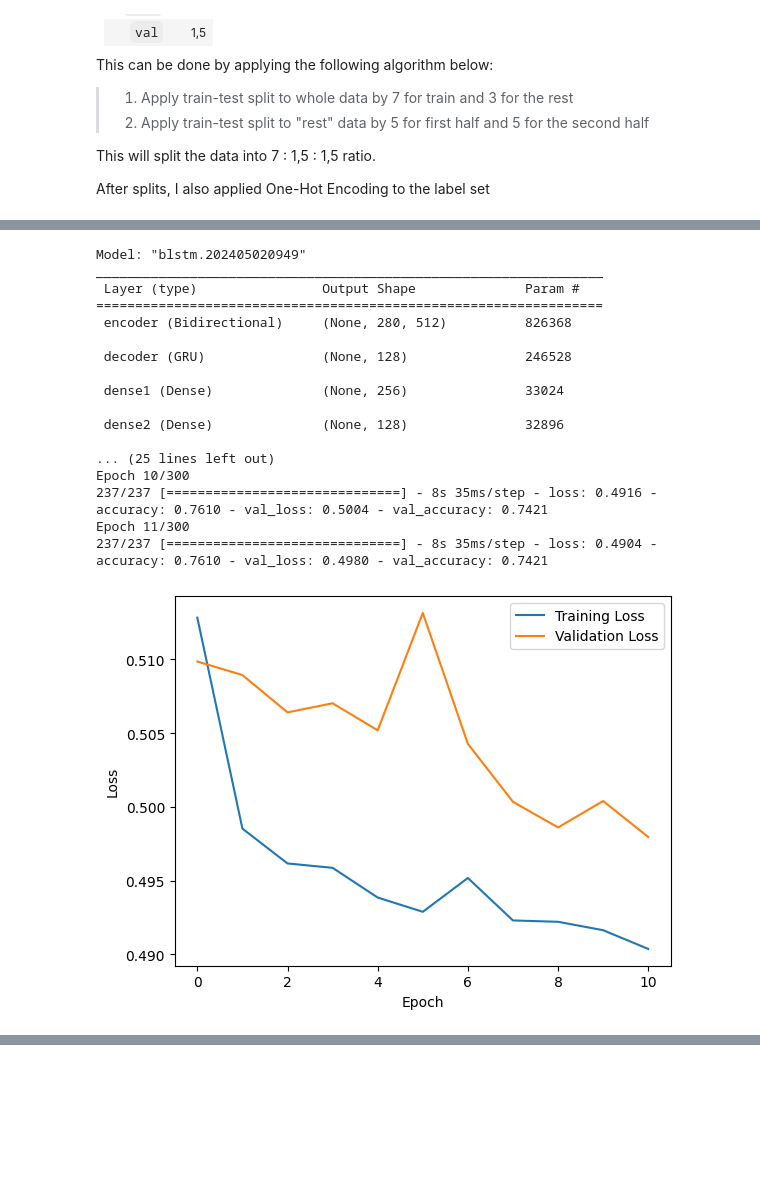
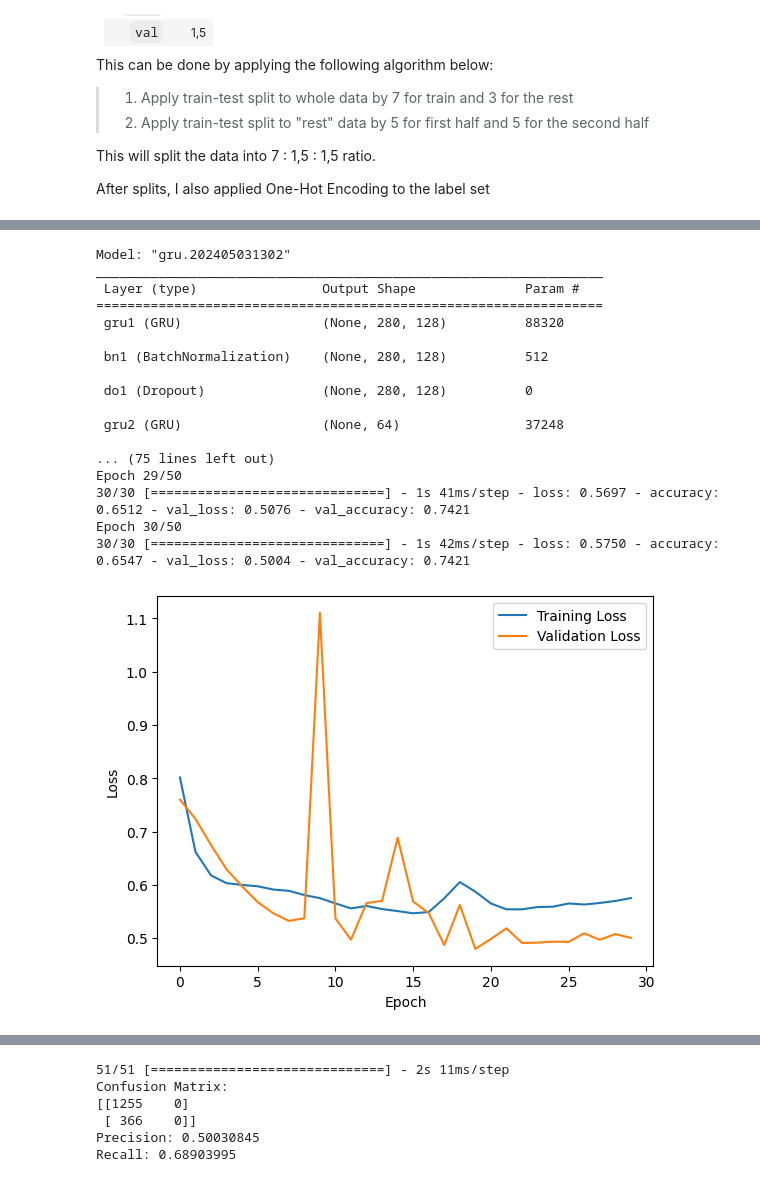
Before and after one commit to yosua-kristianto/dl-nlu-self-assignment, a Jupyter notebook: dnn/gru.ipynb, the cells around one changed output, grey strips where cells are left out. Saved outputs shown, nothing was run; the diff lists cells and outputs as text; code cells hidden in the pictures; blank space fills up the shorter version.

```diff
--- a/dnn/gru.ipynb
+++ b/dnn/gru.ipynb
@@ -265,6 +263,7 @@ After reading fast the dataset, the agreement are as follow:
 Those numbers will be set as configurations below.
 # %%
 # CONFIG
+embedding_dim = 100; # I had enough of getting 3dim 4dim error in LSTM >.<"
 tweet_max_size = 280; # Embedding Dims & Max sequence length
 context_profound = 8; # Window
 minimum_valid_length = 1; # Minlen
@@ -279,16 +278,16 @@ Since Word2Vec is a statistical approach of word embedding or vectorization, we
 <sub> PS: Just when you're too lazy yes? </sub>
 # %%
 # Using train data, train to embed the data.
-w2v_model = Word2Vec(
+fasttext = FastText(
     sentences = tokenized_tweets,
-    vector_size = tweet_max_size,
+    vector_size = embedding_dim,
     window = context_profound,
     min_count = minimum_valid_length,
     workers = 10, # Let's test the A100 machine :3
     sg = skip_gram_config
 );
 
-w2v_model.train(tokenized_tweets, total_examples = len(tokenized_tweets), epochs = 25);
+fasttext.train(tokenized_tweets, total_examples = len(tokenized_tweets), epochs = 25);
 # %% [output]
 WARNING:gensim.models.word2vec:Effective 'alpha' higher than previous training cycles
 # %% [markdown]
@@ -316,7 +315,7 @@ vectorized_tweets = [];
 for texts in tqdm(tokenized_tweets):
     sequence_embeddings = [];
 
-    sequence_embeddings = [w2v_model.wv[token] if token in w2v_model.wv else [0] * tweet_max_size for token in texts];
+    sequence_embeddings = [fasttext.wv[token] if token in fasttext.wv else [0] * embedding_dim for token in texts];
     numpy_embedding = numpy.array(sequence_embeddings);
     vectorized_tweets.append(numpy_embedding);
 
@@ -497,25 +539,25 @@ class BLSTMModel:
 # %%
-blstm = BLSTMModel();
-model = blstm.fitting();
+gru = GRUModel();
+model = gru.fitting();
 
 test_loss, test_acc = model.evaluate(feature_test, label_test)
-print(f'Test accuracy BLSTM: {test_acc}')
+print(f'Test accuracy GRU: {test_acc}')
 # %% [output]
-Model: "blstm.202405020949"
+Model: "gru.202405031302"
 _________________________________________________________________
  Layer (type)                Output Shape              Param #
 =================================================================
- encoder (Bidirectional)     (None, 280, 512)          826368
+ gru1 (GRU)                  (None, 280, 128)          88320
 
- decoder (GRU)               (None, 128)               246528
+ bn1 (BatchNormalization)    (None, 280, 128)          512
 
- dense1 (Dense)              (None, 256)               33024
+ do1 (Dropout)               (None, 280, 128)          0
 
- dense2 (Dense)              (None, 128)               32896
+ gru2 (GRU)                  (None, 64)                37248
 
-... (25 lines left out)
-Epoch 10/300
-237/237 [==============================] - 8s 35ms/step - loss: 0.4916 - accuracy: 0.7610 - val_loss: 0.5004 - val_accuracy: 0.7421
-Epoch 11/300
-237/237 [==============================] - 8s 35ms/step - loss: 0.4904 - accuracy: 0.7610 - val_loss: 0.4980 - val_accuracy: 0.7421
+... (75 lines left out)
+Epoch 29/50
+30/30 [==============================] - 1s 41ms/step - loss: 0.5697 - accuracy: 0.6512 - val_loss: 0.5076 - val_accuracy: 0.7421
+Epoch 30/50
+30/30 [==============================] - 1s 42ms/step - loss: 0.5750 - accuracy: 0.6547 - val_loss: 0.5004 - val_accuracy: 0.7421
-[figure, old version]
+[figure, new version]
@@ -523,0 +571,31 @@ Test accuracy BLSTM: 0.774213433265686
+# %%
+predictions = model.predict(feature_test);
+
+# Convert predictions and true labels to class indices
+predicted_classes = argmax(predictions, axis=1)
+true_classes = argmax(label_test, axis=1)
+
+# Calculate confusion matrix
+conf_matrix = confusion_matrix(true_classes, predicted_classes)
+
+# Calculate precision and recall
+precision = Precision()
+recall = Recall()
+
+precision.update_state(label_test, predictions)
+recall.update_state(label_test, predictions)
+
+precision_result = precision.result().numpy()
+recall_result = recall.result().numpy()
+
+print("Confusion Matrix:")
+print(conf_matrix)
+print("Precision:", precision_result)
+print("Recall:", recall_result)
+# %% [output]
+51/51 [==============================] - 2s 11ms/step
+Confusion Matrix:
+[[1255    0]
+ [ 366    0]]
+Precision: 0.50030845
+Recall: 0.68903995
```
Also changed, not shown: parts of 14 cells of this notebook, 2 other files.
